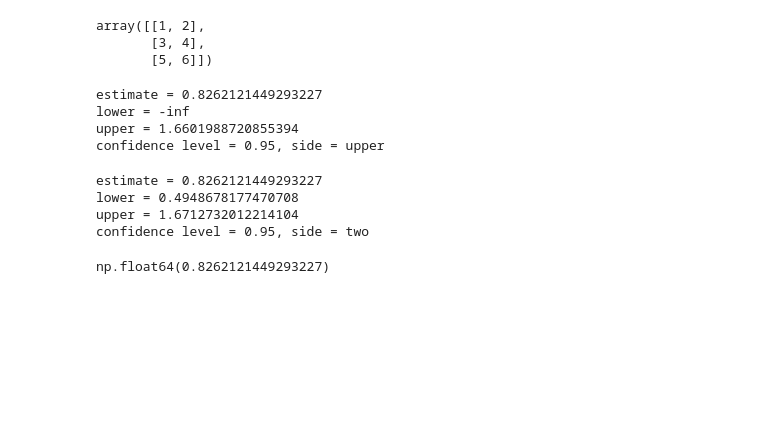
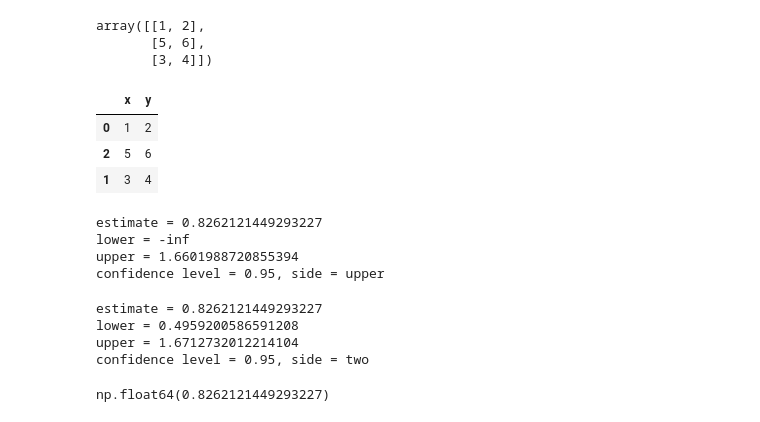
Before and after one commit to enejH04/bootstrap-inference, a Jupyter notebook: notebooks/coverage_test.ipynb, the cells around one changed output. Drawn from its saved outputs; the diff is of its cells as text; code cells hidden in the pictures; blank space fills up the shorter version.

Commit message:
Add initial hierarchical resampler version

```diff
--- a/notebooks/coverage_test.ipynb
+++ b/notebooks/coverage_test.ipynb
@@ -8,12 +8,22 @@ import pandas as pd
 rng = np.random.default_rng(123)
 # %%
 X = np.array([[1, 2], [3, 4], [5, 6]])
-resampler = IIDResampler(X, axis=-1)
+resampler = IIDResampler(X)
 resampler.draw_sample(rng)
 # %% [output]
 array([[1, 2],
-       [3, 4],
-       [5, 6]])
+       [5, 6],
+       [3, 4]])
+# %%
+rng = np.random.default_rng(123)
+df = pd.DataFrame({"x": [1, 3, 5], "y": [2, 4, 6]})
+resampler_df = IIDResampler(df)
+resampler_df.draw_sample(rng)
+# %% [output]
+|  | x | y |
+| 0 | 1 | 2 |
+| 2 | 5 | 6 |
+| 1 | 3 | 4 |
 # %%
 rng = np.random.default_rng(123)
 
@@ -80,7 +90,7 @@ ci = db.double_percentile_ci(
     side="two",
     n_jobs=-1,
     b1_resamples=1000,
-    b2_resamples=1000,
+    b2_resamples=100,
 )
 
 # # if ci.lower <= mean <= ci.upper:
@@ -90,7 +100,7 @@ ci = db.double_percentile_ci(
 print(ci)
 # %% [output]
 estimate = 0.8262121449293227
-lower = 0.4948678177470708
+lower = 0.4959200586591208
 upper = 1.6712732012214104
 confidence level = 0.95, side = two
 # %%
```
Also changed, not shown: 3 other files.
